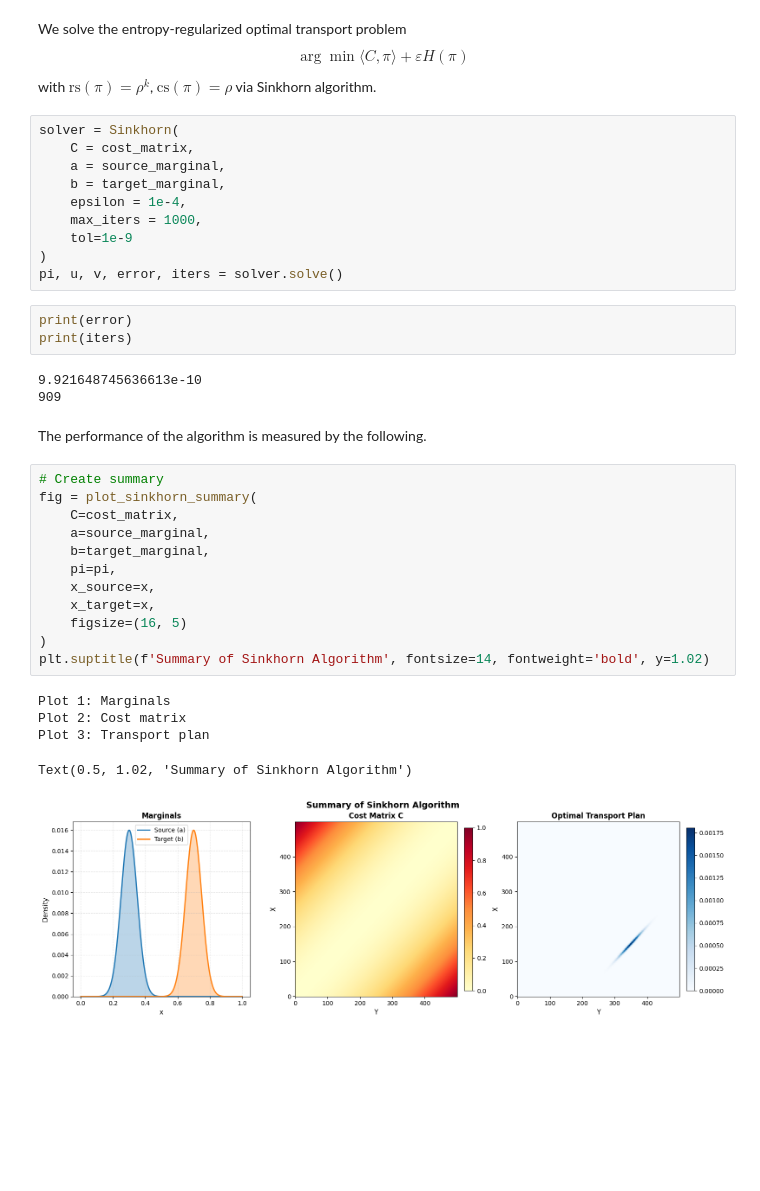
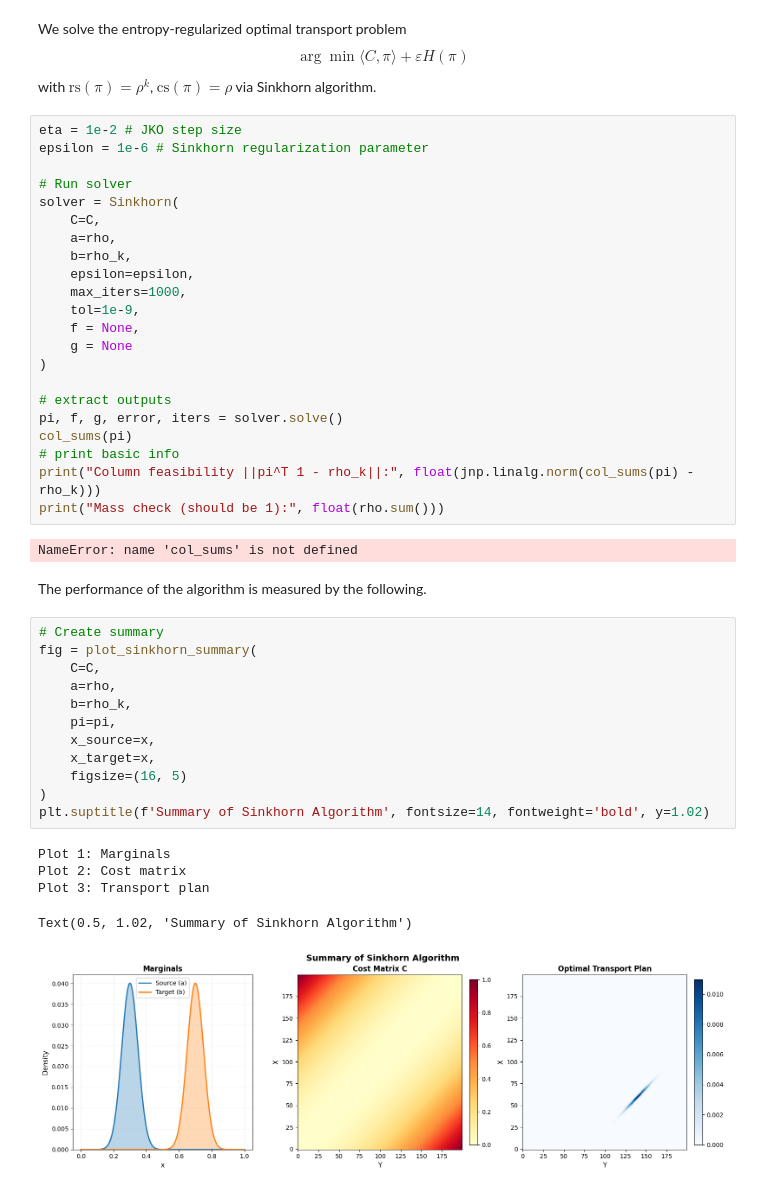
Before and after one commit to Hellrasier/numerical-gradient-flows, a Jupyter notebook: wgf.ipynb, the cells around one changed output. Drawn from its saved outputs; the diff is of its cells as text; blank space fills up the shorter version.

Commit message:
revise sinkhorn jko testing scripts

```diff
--- a/wgf.ipynb
+++ b/wgf.ipynb
@@ -440,39 +189,47 @@ $$
 $$
 with $\mathrm{rs}(\pi)=\rho^k$, $\mathrm{cs}(\pi)=\rho$ via Sinkhorn algorithm.
 # %%
+eta = 1e-2 # JKO step size
+epsilon = 1e-6 # Sinkhorn regularization parameter
+
+# Run solver
 solver = Sinkhorn(
-    C = cost_matrix,
-    a = source_marginal,
-    b = target_marginal,
-    epsilon = 1e-4,
-    max_iters = 1000,
-    tol=1e-9
+    C=C,
+    a=rho,
+    b=rho_k,
+    epsilon=epsilon,
+    max_iters=1000,
+    tol=1e-9,
+    f = None,
+    g = None
 )
-pi, u, v, error, iters = solver.solve()
+
+# extract outputs
+pi, f, g, error, iters = solver.solve()
+col_sums(pi)
+# print basic info
+print("Column feasibility ||pi^T 1 - rho_k||:", float(jnp.linalg.norm(col_sums(pi) - rho_k)))
+print("Mass check (should be 1):", float(rho.sum()))
+# %% [output]
+NameError: name 'col_sums' is not defined
-# %%
-print(error)
-print(iters)
-# %% [output]
-9.921648745636613e-10
-909
 # %% [markdown]
 The performance of the algorithm is measured by the following.
 # %%
 # Create summary
 fig = plot_sinkhorn_summary(
-    C=cost_matrix,
-    a=source_marginal,
-    b=target_marginal,
+    C=C,
+    a=rho,
+    b=rho_k,
     pi=pi,
     x_source=x,
     x_target=x,
     figsize=(16, 5)
 )
 plt.suptitle(f'Summary of Sinkhorn Algorithm', fontsize=14, fontweight='bold', y=1.02)
 # %% [output]
 Plot 1: Marginals
 Plot 2: Cost matrix
 Plot 3: Transport plan
 Text(0.5, 1.02, 'Summary of Sinkhorn Algorithm')
-[figure, old version]
+[figure, new version]
 # %% [markdown]
```
Also changed, not shown: parts of 16 cells of this notebook, 3 other files.
